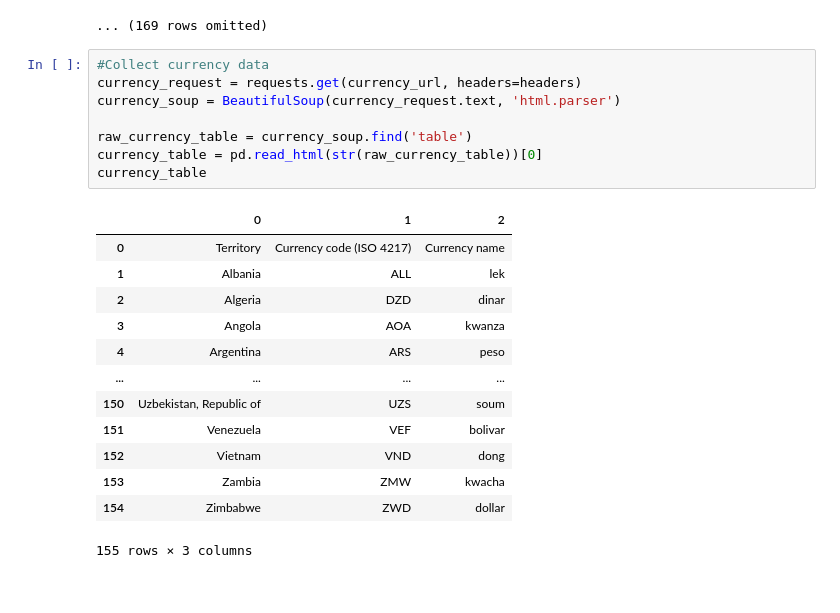
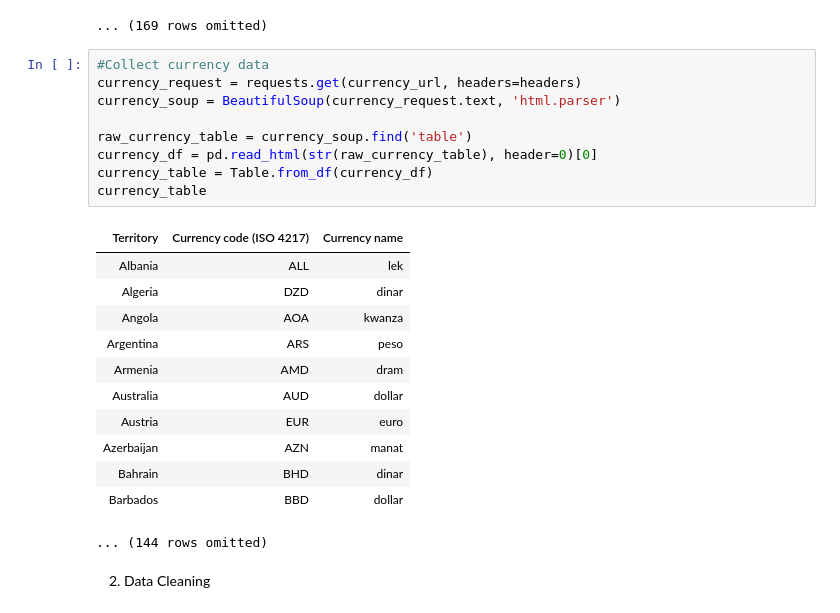
Before and after one commit to aneesakram/CMPUT-191---A3, a Jupyter notebook: work.ipynb, the cells around one changed output. Cells and saved outputs as stored; diff of their text form.

Commit message:
Cleaned and formatted data for viz

```diff
--- a/work.ipynb
+++ b/work.ipynb
@@ -69,22 +70,24 @@ tax_price_table
 # %%
 #Collect currency data
 currency_request = requests.get(currency_url, headers=headers)
 currency_soup = BeautifulSoup(currency_request.text, 'html.parser')
 
 raw_currency_table = currency_soup.find('table')
-currency_table = pd.read_html(str(raw_currency_table))[0]
+currency_df = pd.read_html(str(raw_currency_table), header=0)[0]
+currency_table = Table.from_df(currency_df)
 currency_table
 # %% [output]
-|  | 0 | 1 | 2 |
-| 0 | Territory | Currency code (ISO 4217) | Currency name |
-| 1 | Albania | ALL | lek |
-| 2 | Algeria | DZD | dinar |
-| 3 | Angola | AOA | kwanza |
-| 4 | Argentina | ARS | peso |
-| ... | ... | ... | ... |
-| 150 | Uzbekistan, Republic of | UZS | soum |
-| 151 | Venezuela | VEF | bolivar |
-| 152 | Vietnam | VND | dong |
-| 153 | Zambia | ZMW | kwacha |
-| 154 | Zimbabwe | ZWD | dollar |
+| Territory | Currency code (ISO 4217) | Currency name |
+| Albania | ALL | lek |
+| Algeria | DZD | dinar |
+| Angola | AOA | kwanza |
+| Argentina | ARS | peso |
+| Armenia | AMD | dram |
+| Australia | AUD | dollar |
+| Austria | EUR | euro |
+| Azerbaijan | AZN | manat |
+| Bahrain | BHD | dinar |
+| Barbados | BBD | dollar |
-155 rows × 3 columns
+... (144 rows omitted)
+# %% [markdown]
+2. Data Cleaning
```
Also changed, not shown: parts of 9 cells of this notebook.
